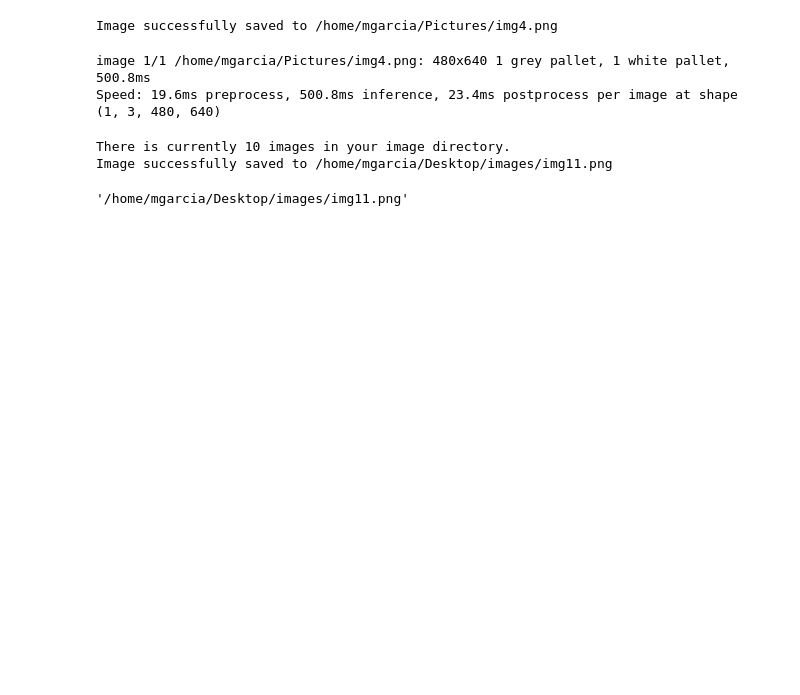
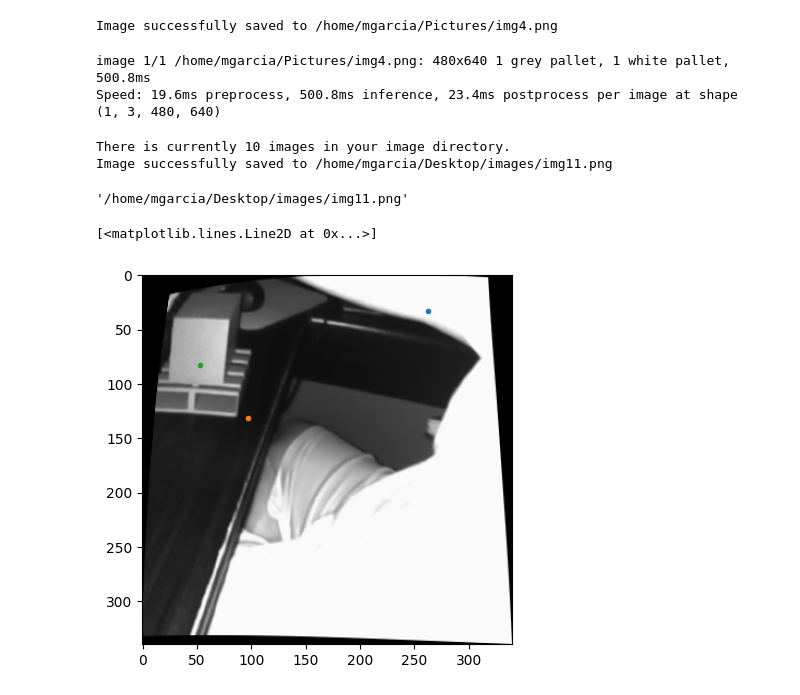
Before and after one commit to mgarcia14115/numaware, a Jupyter notebook: joint_model/scripts/data_collection/00.0-mg-workspace.ipynb, the cells around one changed output. Saved outputs shown, nothing was run; the diff lists cells and outputs as text; code cells hidden in the pictures; blank space fills up the shorter version.

```diff
--- a/joint_model/scripts/data_collection/00.0-mg-workspace.ipynb
+++ b/joint_model/scripts/data_collection/00.0-mg-workspace.ipynb
@@ -119,0 +134,27 @@ Image successfully saved to /home/mgarcia/Desktop/images/img11.png
+# %%
+def midpoint(x1,y1,x2,y2):
+
+    return ((x1+x2)/2),((y1+y2)/2)
+# %%
+img1 = Image.open("/home/mgarcia/Desktop/images/img3.png")
+
+plt.imshow(img1,cmap="gray")
+
+
+x1 = 8.6232
+y1 = 32.8789
+
+x2 = 96.5123
+y2 = 131.7683
+
+
+
+m1 , m2 = midpoint(x1,y1,x2,y2)
+
+
+plt.plot(x1,y1,marker=".")
+plt.plot(x2,y2,marker=".")
+plt.plot(m1,m2,marker=".")
+# %% [output]
+[<matplotlib.lines.Line2D at 0x...>]
+[figure, added]
```
Also changed, not shown: parts of 3 cells of this notebook, 2 other files.
